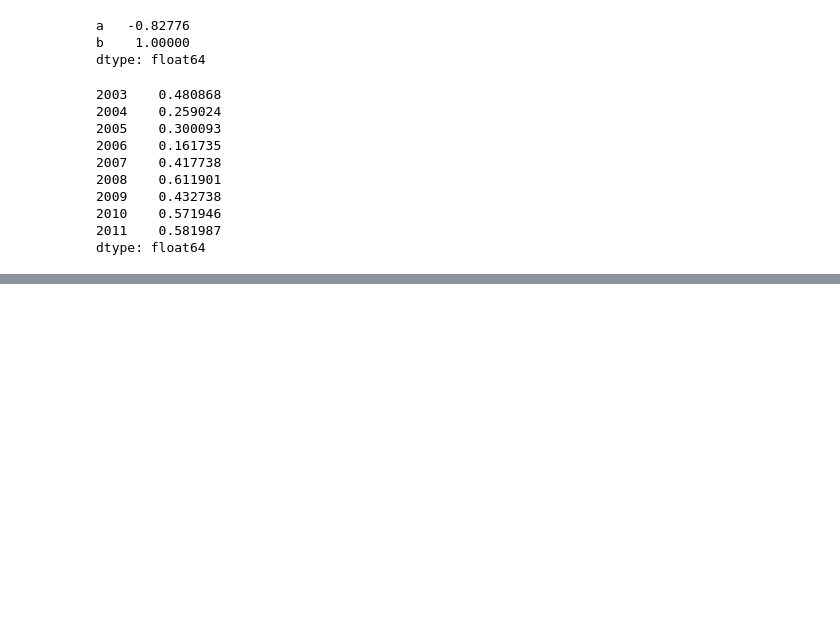
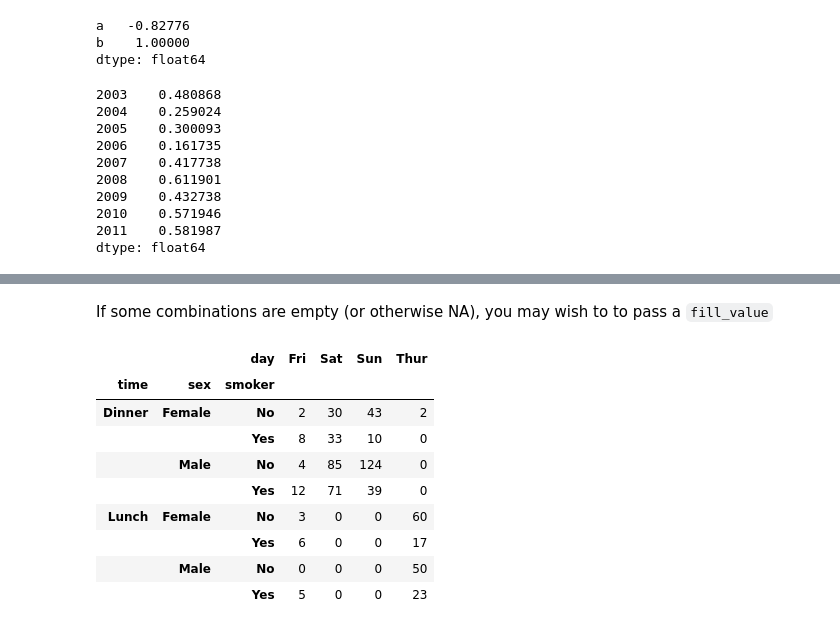
Before and after one commit to rerwin21/python_for_data_analysis, a Jupyter notebook: chap_9.ipynb, the cells around one changed output, grey strips where cells are left out. Cells and saved outputs as stored; diff of their text form; code cells hidden in the pictures; blank space fills up the shorter version.

```diff
--- a/chap_9.ipynb
+++ b/chap_9.ipynb
@@ -1232,0 +1336,19 @@ dtype: float64
+# %% [markdown]
+If some combinations are empty (or otherwise NA), you may wish to to pass a `fill_value`
+# %%
+tips.pivot_table('size',
+                 index=['time', 'sex', 'smoker'],
+                 columns='day',
+                 aggfunc='sum',
+                 fill_value=0)
+# %% [output]
+|  |  | day | Fri | Sat | Sun | Thur |
+| time | sex | smoker |  |  |  |  |
+| Dinner | Female | No | 2 | 30 | 43 | 2 |
+|  |  | Yes | 8 | 33 | 10 | 0 |
+|  | Male | No | 4 | 85 | 124 | 0 |
+|  |  | Yes | 12 | 71 | 39 | 0 |
+| Lunch | Female | No | 3 | 0 | 0 | 60 |
+|  |  | Yes | 6 | 0 | 0 | 17 |
+|  | Male | No | 0 | 0 | 0 | 50 |
+|  |  | Yes | 5 | 0 | 0 | 23 |
```
Also changed, not shown: parts of 11 cells of this notebook.
